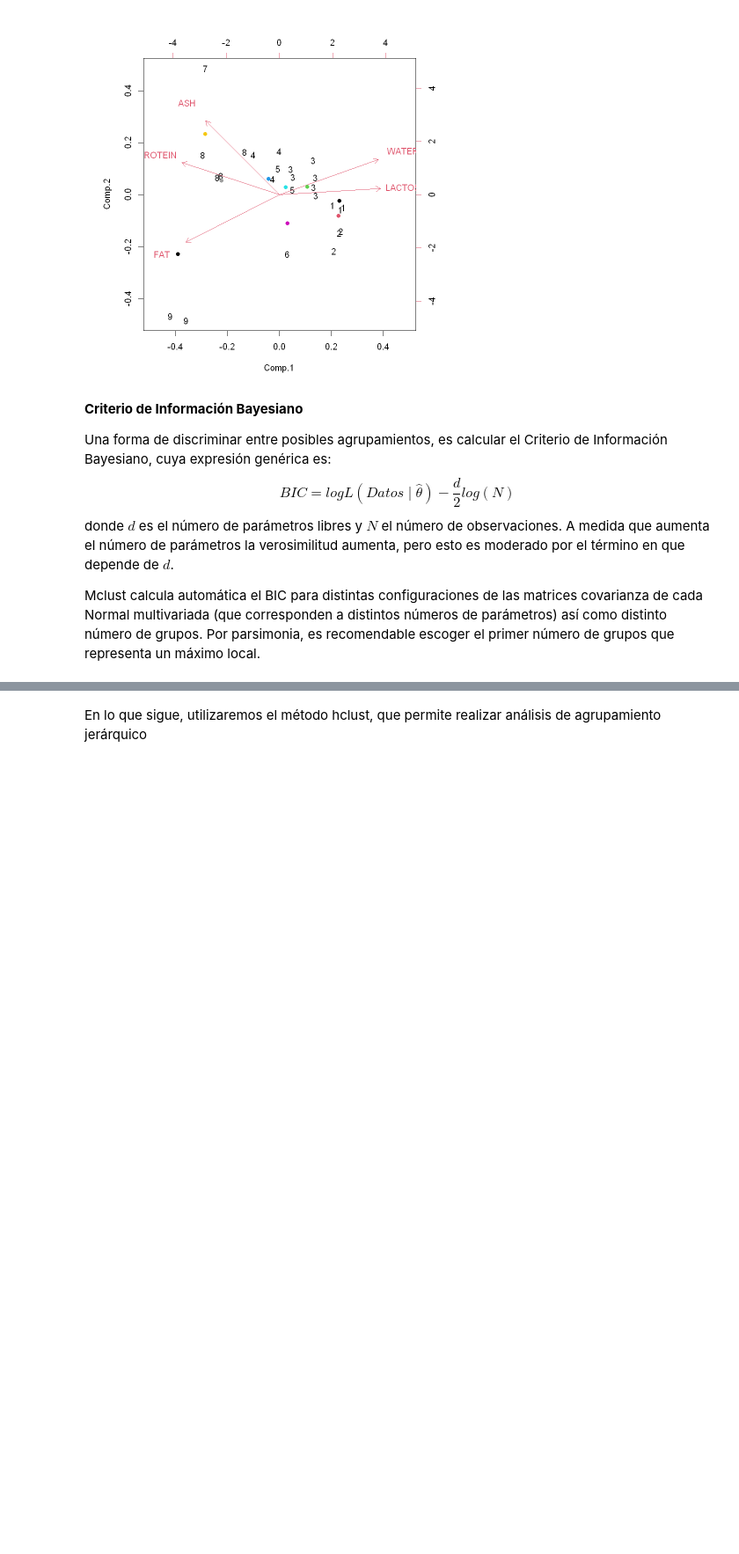
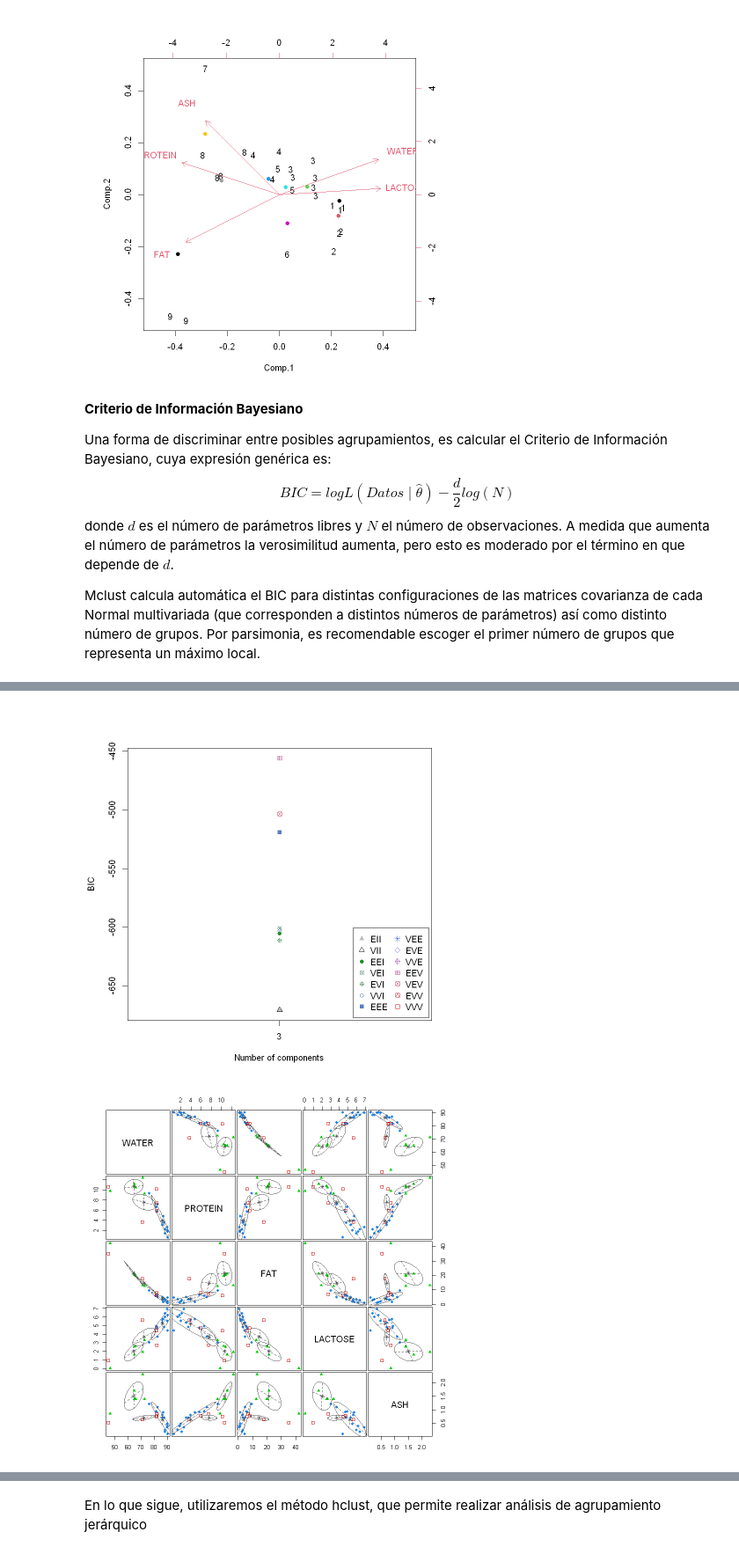
Before and after one commit to ekkusi/INFO257-PCA, a Jupyter notebook: clustering/Clustering_Notebook2.ipynb, the cells around one changed output, grey strips where cells are left out. Shown at 88% size. Cells and saved outputs as stored; diff of their text form; code cells hidden in the pictures; blank space fills up the shorter version.

```diff
--- a/clustering/Clustering_Notebook2.ipynb
+++ b/clustering/Clustering_Notebook2.ipynb
@@ -114,0 +153,6 @@ b) Discuta y compare  sus resultados con aquellos obtenidos con k-means
+# %%
+clus2 <- Mclust(datos, G=3)
+plot(clus2)
+# %% [output]
+[figure, added]
+[figure, added]
```
Also changed, not shown: parts of 6 cells of this notebook.
